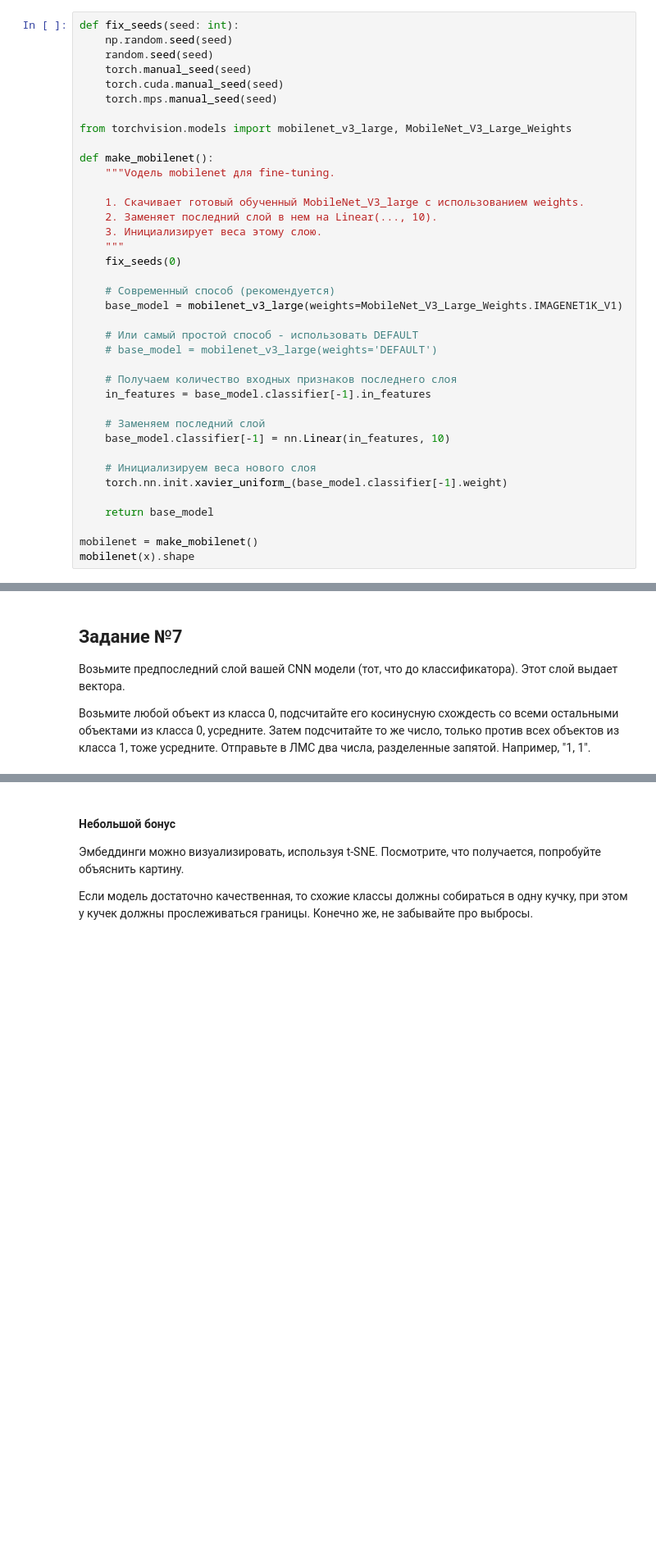
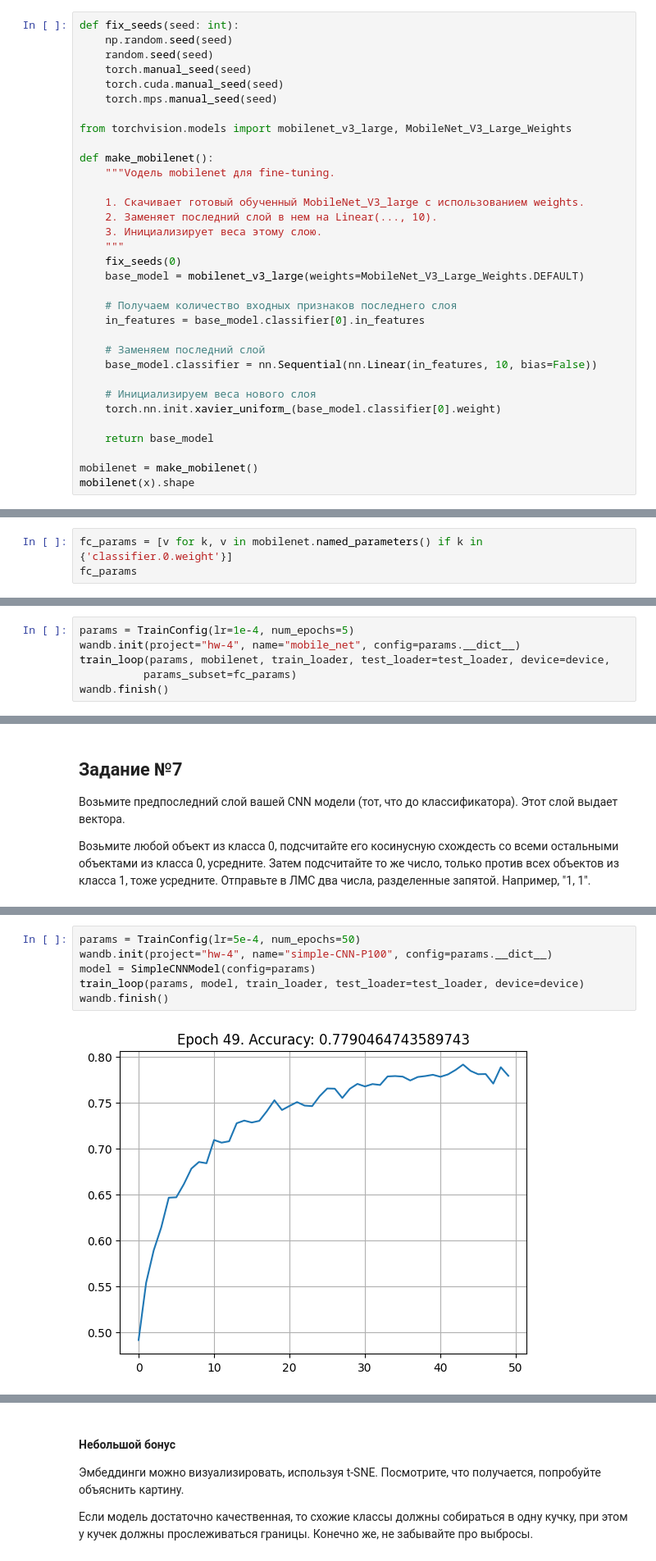
Before and after one commit to AndreyKurdyubov/Karpov.courses_DL, a Jupyter notebook: Base_DL/hw4-student.ipynb, the cells around one changed output, grey strips where cells are left out. Shown at 82% size. Saved outputs shown, nothing was run; the diff lists cells and outputs as text; blank space fills up the shorter version.

Commit message:
hw4 finetune mobile net

```diff
--- a/Base_DL/hw4-student.ipynb
+++ b/Base_DL/hw4-student.ipynb
@@ -1273,21 +1246,16 @@ def make_mobilenet():
     3. Инициализирует веса этому слою.
     """
     fix_seeds(0)
-
-    # Современный способ (рекомендуется)
-    base_model = mobilenet_v3_large(weights=MobileNet_V3_Large_Weights.IMAGENET1K_V1)
-
-    # Или самый простой способ - использовать DEFAULT
-    # base_model = mobilenet_v3_large(weights='DEFAULT')
+    base_model = mobilenet_v3_large(weights=MobileNet_V3_Large_Weights.DEFAULT)
 
     # Получаем количество входных признаков последнего слоя
-    in_features = base_model.classifier[-1].in_features
+    in_features = base_model.classifier[0].in_features
 
     # Заменяем последний слой
-    base_model.classifier[-1] = nn.Linear(in_features, 10)
+    base_model.classifier = nn.Sequential(nn.Linear(in_features, 10, bias=False))
 
     # Инициализируем веса нового слоя
-    torch.nn.init.xavier_uniform_(base_model.classifier[-1].weight)
+    torch.nn.init.xavier_uniform_(base_model.classifier[0].weight)
 
     return base_model
 
@@ -1348,0 +1310,3 @@ Estimated Total Size (MB): 87.91
+# %%
+fc_params = [v for k, v in mobilenet.named_parameters() if k in {'classifier.0.weight'}]
+fc_params
@@ -1348,0 +1323,6 @@ Estimated Total Size (MB): 87.91
+# %%
+params = TrainConfig(lr=1e-4, num_epochs=5)
+wandb.init(project="hw-4", name="mobile_net", config=params.__dict__)
+train_loop(params, mobilenet, train_loader, test_loader=test_loader, device=device,
+          params_subset=fc_params)
+wandb.finish()
@@ -1373,0 +1395,8 @@ print(
+# %%
+params = TrainConfig(lr=5e-4, num_epochs=50)
+wandb.init(project="hw-4", name="simple-CNN-P100", config=params.__dict__)
+model = SimpleCNNModel(config=params)
+train_loop(params, model, train_loader, test_loader=test_loader, device=device)
+wandb.finish()
+# %% [output]
+[figure, added]
```
Also changed, not shown: parts of 28 cells of this notebook, 3 other files.
